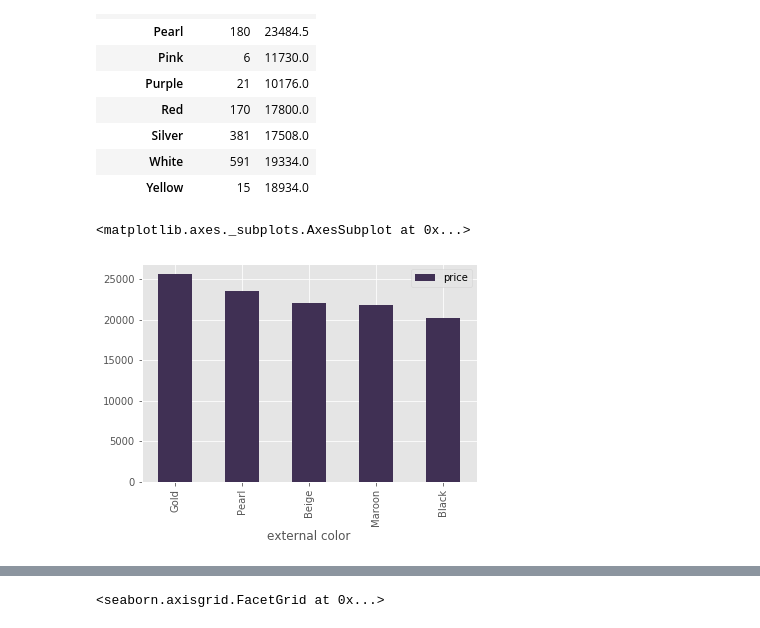
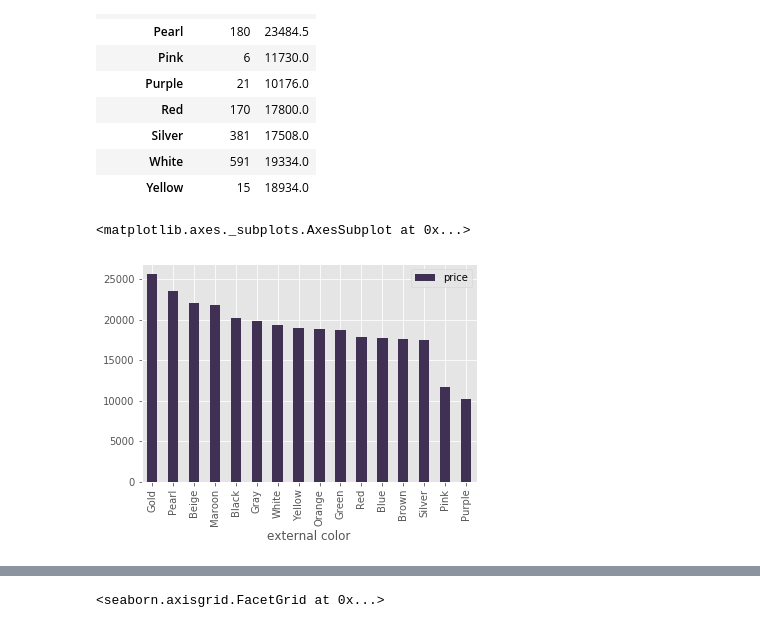
Before and after one commit to florencemayo/scrapy, a Jupyter notebook: web_scraping.ipynb, the cells around one changed output, grey strips where cells are left out. Drawn from its saved outputs; the diff is of its cells as text; code cells hidden in the pictures.

```diff
--- a/web_scraping.ipynb
+++ b/web_scraping.ipynb
@@ -967,7 +594,8 @@ dg
 | White | 591 | 19334.0 |
 | Yellow | 15 | 18934.0 |
 # %%
-dg[dg.price > 20000].sort_values(ascending=False, by='price').plot(kind='bar', y='price', color='#403054')
+# dg[dg.price > 20000].sort_values(ascending=False, by='price').plot(kind='bar', y='price', color='#403054')
+dg.sort_values(ascending=False, by='price').plot(kind='bar', y='price', color='#403054')
 # %% [output]
 <matplotlib.axes._subplots.AxesSubplot at 0x...>
-[figure, old version]
+[figure, new version]
```
Also changed, not shown: parts of 62 cells of this notebook, 1 other file.
